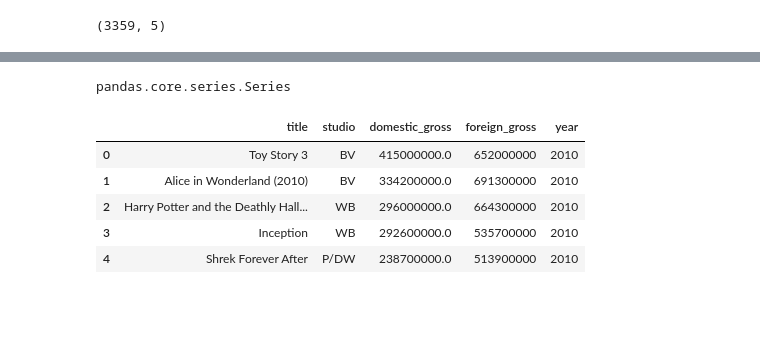
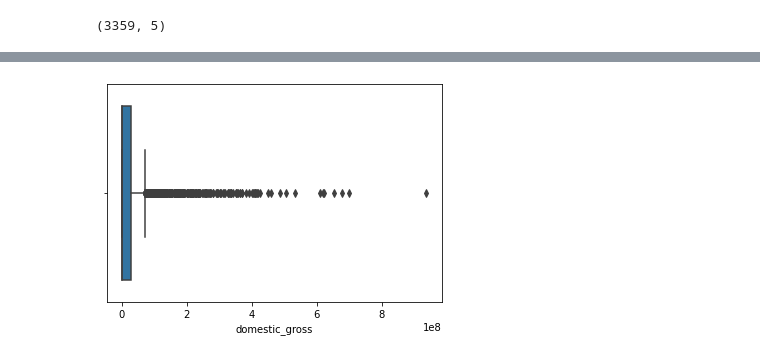
Before and after one commit to atienosonia/dsc-project-a, a Jupyter notebook: student.ipynb, the cells around one changed output, grey strips where cells are left out. Saved outputs shown, nothing was run; the diff lists cells and outputs as text; code cells hidden in the pictures; blank space fills up the shorter version.

```diff
--- a/student.ipynb
+++ b/student.ipynb
@@ -102,13 +112,4 @@ sns.boxplot(data=df, x="domestic_gross");
-# %%
-type(df['foreign_gross'])
-# %% [output]
-pandas.core.series.Series
-# %%
-df.head()
-# %% [output]
-|  | title | studio | domestic_gross | foreign_gross | year |
-| 0 | Toy Story 3 | BV | 415000000.0 | 652000000 | 2010 |
-| 1 | Alice in Wonderland (2010) | BV | 334200000.0 | 691300000 | 2010 |
-| 2 | Harry Potter and the Deathly Hall... | WB | 296000000.0 | 664300000 | 2010 |
-| 3 | Inception | WB | 292600000.0 | 535700000 | 2010 |
-| 4 | Shrek Forever After | P/DW | 238700000.0 | 513900000 | 2010 |
+# %%
+sns.boxplot(data=df, x="domestic_gross");
+# %% [output]
+[figure, added]
```
Also changed, not shown: parts of 31 cells of this notebook.
